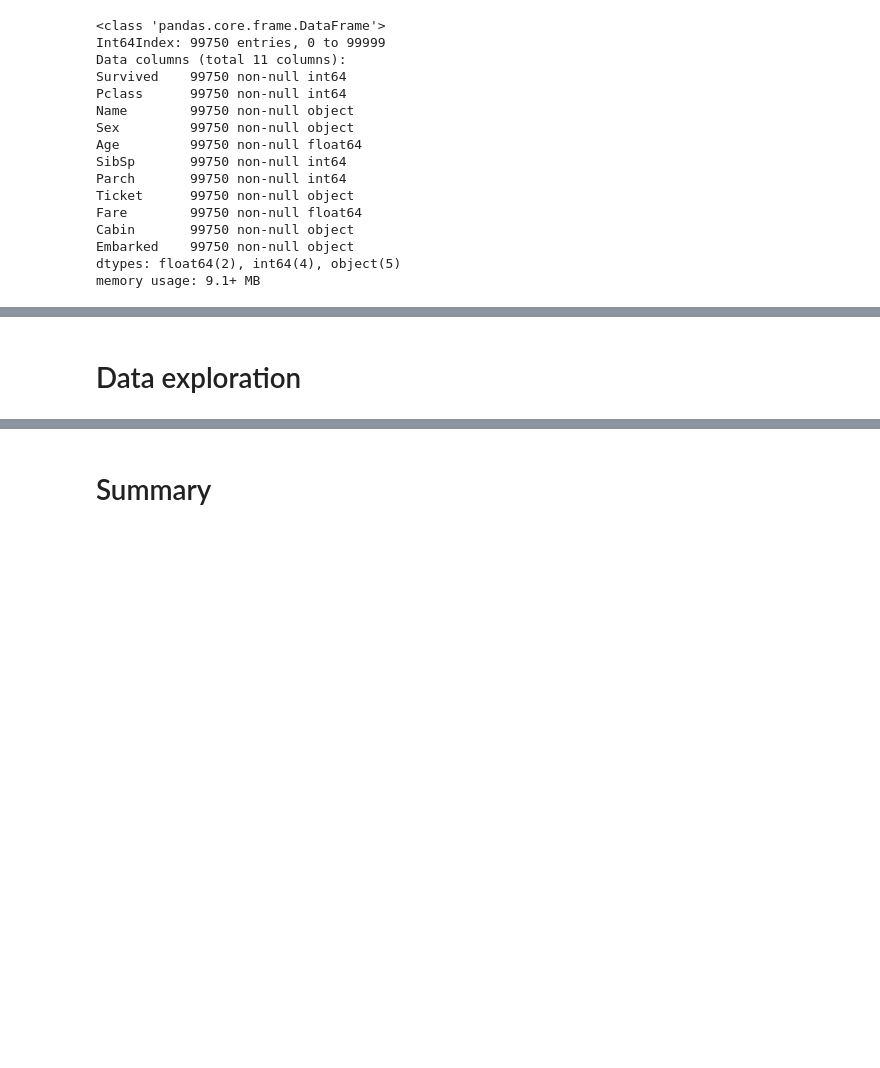
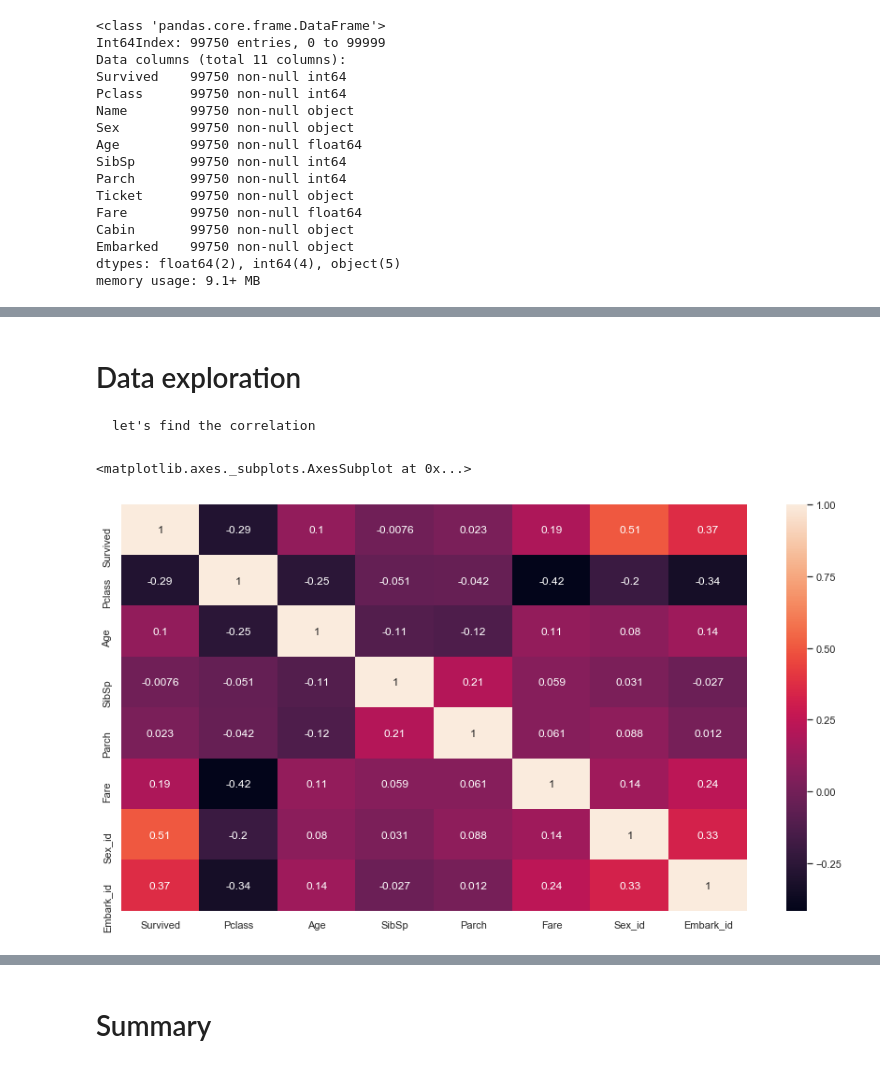
Before and after one commit to Kriikle/ml-intro, a Jupyter notebook: 2_data_exploration/eda.ipynb, the cells around one changed output, grey strips where cells are left out. Cells and saved outputs as stored; diff of their text form; code cells hidden in the pictures; blank space fills up the shorter version.

Commit message:
Adding correlation

```diff
--- a/2_data_exploration/eda.ipynb
+++ b/2_data_exploration/eda.ipynb
@@ -1,6 +1,7 @@
 # %%
 import pandas as pd
 import seaborn as sns
+sns.set(rc = {'figure.figsize':(15,8)})
 # %%
 train_path = "train.csv"
 data_titanic = pd.read_csv(train_path,index_col = "PassengerId")
@@ -76,7 +76,7 @@ dtype: int64
 # %% [markdown]
     -  Age colum. We will replace age missing data with mean of this data,becouse its will not affect so strong the reserch it will be like 3%(3292(count of NAN in age)/100000(row count))
 # %%
-data_titanic["Age"] = data_titanic["Age"].fillna(data_titanic["Age"].mean())
+data_titanic["Age"] = data_titanic["Age"].fillna(round(data_titanic["Age"].mean(),0))
 # %% [markdown]
     - Ticket collum.I don't know what to link the tickets to and where to get the values from.So just ingnore the values, although in general it was possible to take mode or generate your own values.
 # %%
@@ -133,0 +125,12 @@ memory usage: 9.1+ MB
+# %%
+Sex_data = pd.DataFrame({'Sex': ["male", "female"], 'Sex_id': [0, 1]})
+data_titanic = data_titanic.merge(Sex_data,left_on = "Sex"
+                                                  ,right_on = "Sex"
+                                                  ,how = "left" )
+data_titanic.drop(axis=1, index=None, columns=["Sex"],inplace=True)
+Embark_data = pd.DataFrame({'Embarked': ["S", "Q","C"], 'Embark_id': [0, 1,2]})
+data_titanic = data_titanic.merge(Embark_data,left_on = "Embarked"
+                                                  ,right_on = "Embarked"
+                                                  ,how = "left" )
+data_titanic.drop(axis=1, index=None, columns=["Embarked"],inplace=True)
+data_titanic.head(10)
@@ -134,2 +149,11 @@ memory usage: 9.1+ MB
 # %% [markdown]
 # Data exploration
+    let's find the correlation
+# %%
+#data_titanic.info()
+data_titanic.isnull().values.any()
+#sns.figure(24,23)
+sns.heatmap(data_titanic.corr(), annot=True)
+# %% [output]
+<matplotlib.axes._subplots.AxesSubplot at 0x...>
+[figure, added]
```
Also changed, not shown: parts of 7 cells of this notebook.
